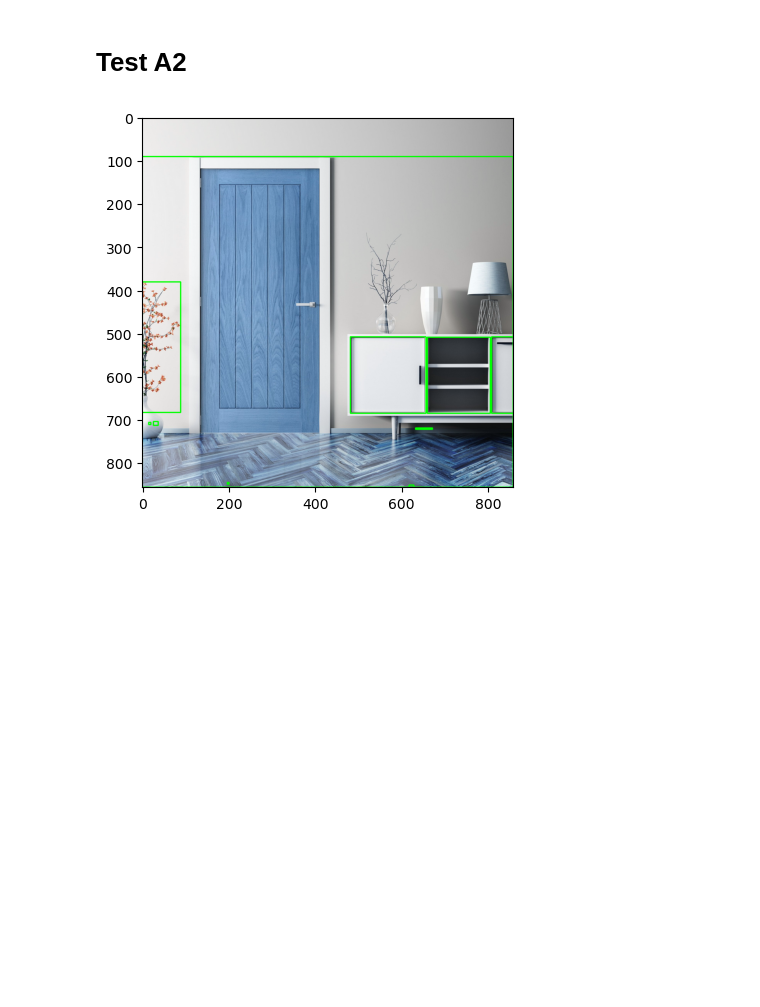
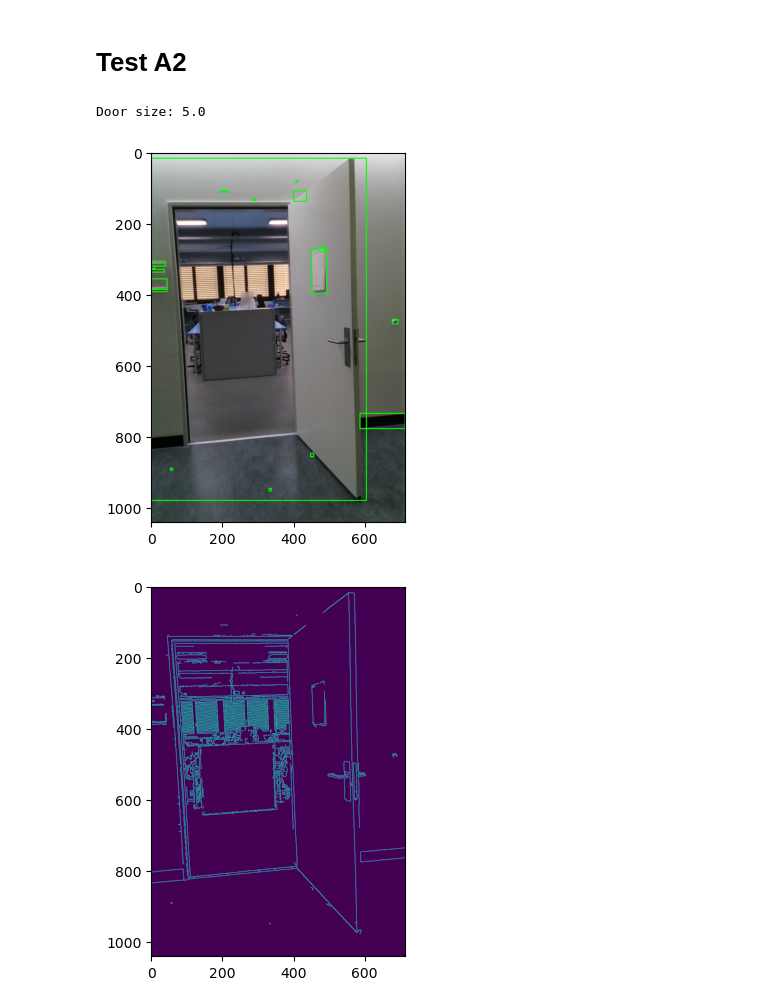
Before and after one commit to matz96/Doordetection, a Jupyter notebook: lescher.ipynb, the cells around one changed output. Cells and saved outputs as stored; diff of their text form; code cells hidden in the pictures; blank space fills up the shorter version.

```diff
--- a/lescher.ipynb
+++ b/lescher.ipynb
@@ -146,7 +139,7 @@ import cv2
 import matplotlib.pyplot as plt
 
 # Load the input image
-img = cv2.imread("door.png")
+img = cv2.imread("door2_Color.png")
 
 # Convert the image to grayscale
 gray = cv2.cvtColor(img, cv2.COLOR_BGR2GRAY)
@@ -185,36 +178,41 @@ import cv2
 import matplotlib.pyplot as plt
 
 # Read the image
-image = cv2.imread('door.png')
+image = cv2.imread('door2_Color.png')
 
 # Convert the image to grayscale
 gray = cv2.cvtColor(image, cv2.COLOR_BGR2GRAY)
 
 # Detect edges in the image using Canny edge detection
 edges = cv2.Canny(gray, 50, 100)
 
 # Find contours in the edge map
 contours, _ = cv2.findContours(edges, cv2.RETR_EXTERNAL, cv2.CHAIN_APPROX_SIMPLE)
 
 # Iterate over the contours
 for contour in contours:
     # Check if the contour is a rectangle
     if cv2.isContourConvex(contour) and len(contour) == 4:
         # Calculate the bounding box of the contour
         x, y, w, h = cv2.boundingRect(contour)
 
         # Check if the aspect ratio of the bounding box is close to 1:2 (typical aspect ratio of a door)
         if abs(w / h - 1 / 2) < 0.1:
             # Calculate the size of the door
             size = (w + h) / 2
             print('Door size:', size)
 
             # Draw a red rectangle around the door in the output image
             cv2.rectangle(image, (x, y), (x + w, y + h), (0, 0, 255), 2)
 
 # Save the output image
 #cv2.imwrite('output.jpg', image)
 plt.imshow(img)
 plt.show()
+
+plt.imshow(edges)
+plt.show()
 # %% [output]
+Door size: 5.0
-[figure, old version]
+[figure, new version]
+[figure, added]
```
Also changed, not shown: parts of 6 cells of this notebook, 6 other files.
